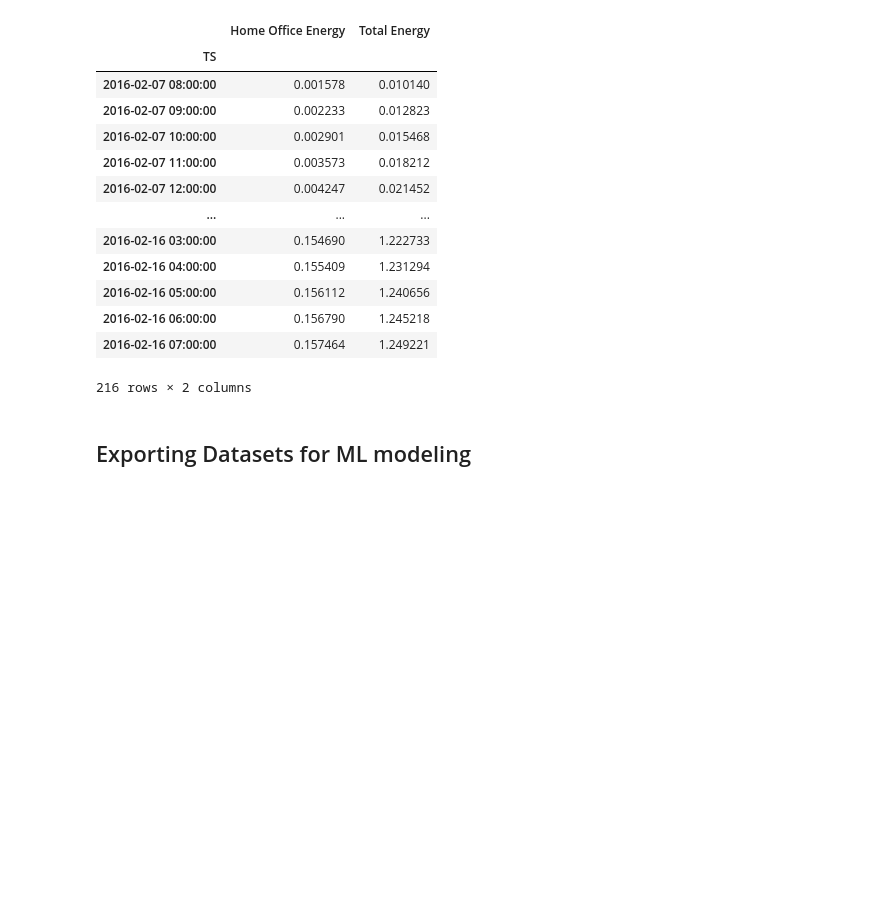
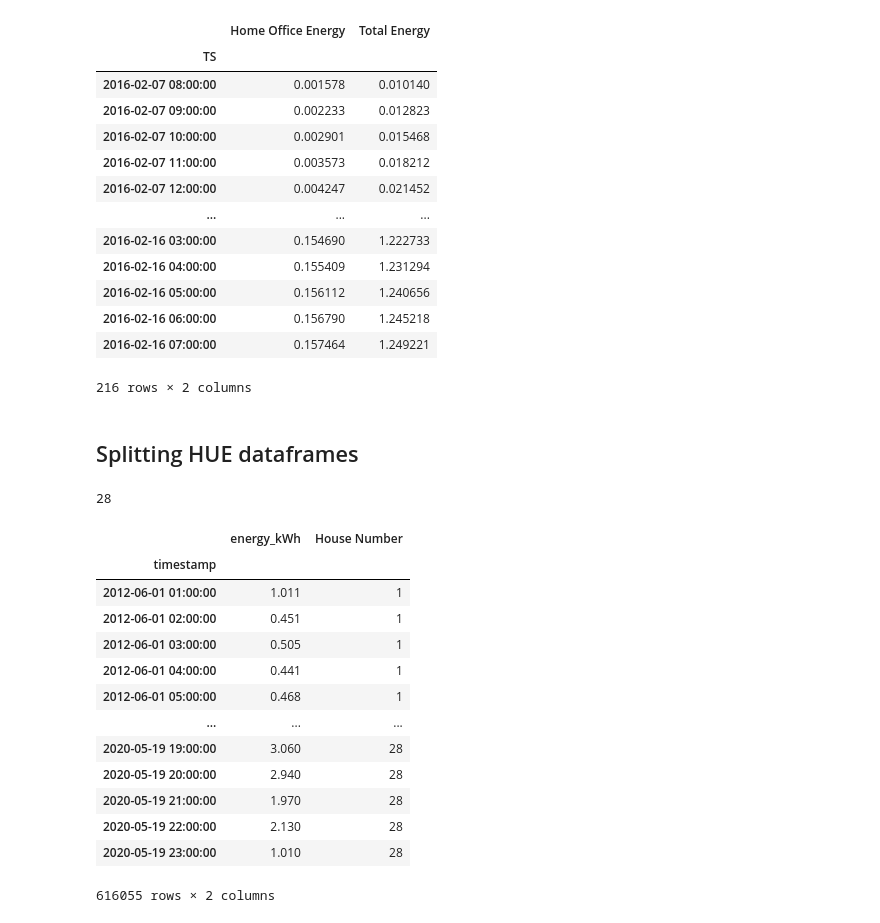
Before and after one commit to rishabhjain1997/Energy-Datasets, a Jupyter notebook: energy_consumption_eda.ipynb, the cells around one changed output. Drawn from its saved outputs; the diff is of its cells as text; code cells hidden in the pictures; blank space fills up the shorter version.

```diff
--- a/energy_consumption_eda.ipynb
+++ b/energy_consumption_eda.ipynb
@@ -427,6 +427,6 @@ RAE_house1_df
 | 2016-02-16 06:00:00 | 0.156790 | 1.245218 |
 | 2016-02-16 07:00:00 | 0.157464 | 1.249221 |
 216 rows × 2 columns
-# %% [markdown]
-## Exporting Datasets for ML modeling
+# %% [markdown]
+## Splitting HUE dataframes
 # %%
@@ -434,3 +434,24 @@ HUE_consolidated_df.to_csv('Intermediate Datasets/HUE.csv')
 RAE_house1_df.to_csv('Intermediate Datasets/RAE_house1.csv')
 RAE_house2_df.to_csv('Intermediate Datasets/RAE_house2.csv')
 AMPDS_df.to_csv('Intermediate Datasets/AMPDS.csv')
+# %%
+len(HUE_resident_dataframes)
+# %% [output]
+28
+# %%
+HUE_consolidated_df
+# %% [output]
+|  | energy_kWh | House Number |
+| timestamp |  |  |
+| 2012-06-01 01:00:00 | 1.011 | 1 |
+| 2012-06-01 02:00:00 | 0.451 | 1 |
+| 2012-06-01 03:00:00 | 0.505 | 1 |
+| 2012-06-01 04:00:00 | 0.441 | 1 |
+| 2012-06-01 05:00:00 | 0.468 | 1 |
+| ... | ... | ... |
+| 2020-05-19 19:00:00 | 3.060 | 28 |
+| 2020-05-19 20:00:00 | 2.940 | 28 |
+| 2020-05-19 21:00:00 | 1.970 | 28 |
+| 2020-05-19 22:00:00 | 2.130 | 28 |
+| 2020-05-19 23:00:00 | 1.010 | 28 |
+616055 rows × 2 columns
```
Also changed, not shown: parts of 3 cells of this notebook, 3 other files.
